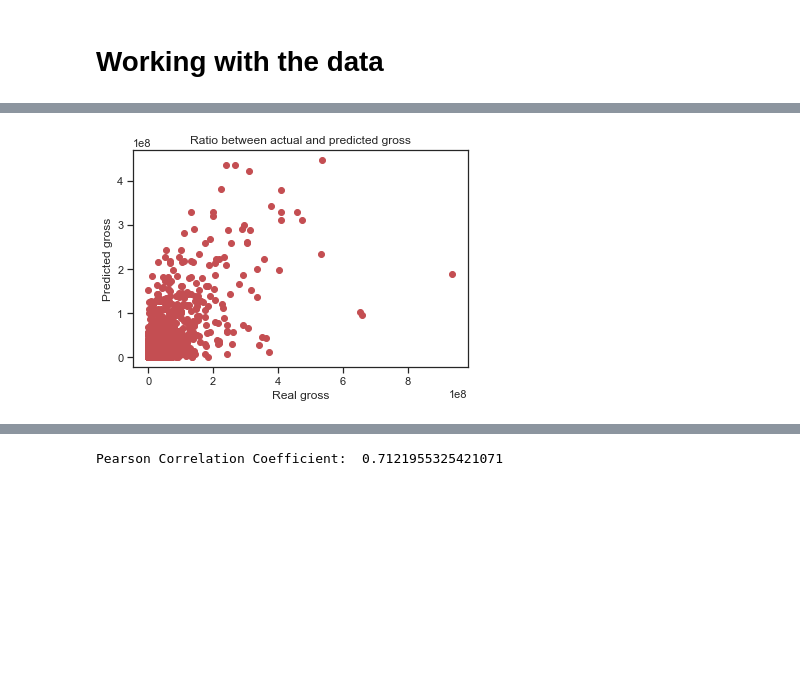
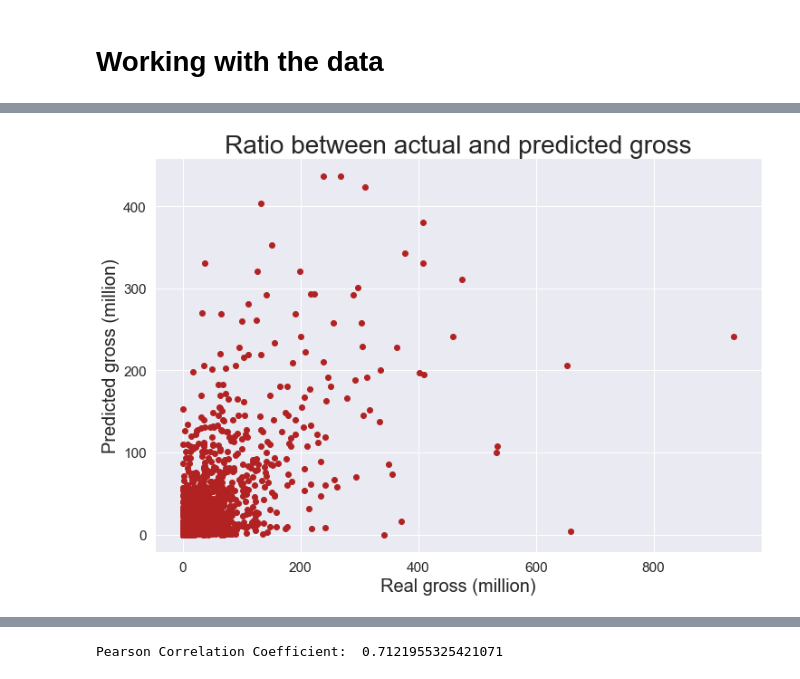
Before and after one commit to silverspitson/IDS2019_movies, a Jupyter notebook: Movies.ipynb, the cells around one changed output, grey strips where cells are left out. Saved outputs shown, nothing was run; the diff lists cells and outputs as text; code cells hidden in the pictures; blank space fills up the shorter version.

Commit message:
Making the poster

```diff
--- a/Movies.ipynb
+++ b/Movies.ipynb
@@ -382 +393,10 @@ accuracyResults
 1392 rows × 4 columns
+# %%
+#Making a heatmap of all correlations
+import seaborn as sns
+correlations = data.corr()
+plt.figure(figsize=(12, 10))
+sns.set(font_scale=1.4)
+sns.heatmap(correlations,annot=True)
+plt.yticks(rotation=0)
+plt.savefig("correlations.png")
@@ -382,0 +405,5 @@ accuracyResults
+# %%
+accuracyResults["realGross"] = accuracyResults["realGross"]/1000000
+accuracyResults["predictedGross"] = accuracyResults["predictedGross"]/1000000
+accuracyResults["difference"] = accuracyResults["difference"]/1000000
+accuracyResults
@@ -383,7 +429,9 @@ accuracyResults
 # %%
-plt.scatter(accuracyResults["realGross"],accuracyResults["predictedGross"],color="r")
-plt.xlabel("Real gross")
-plt.ylabel("Predicted gross")
-plt.title("Ratio between actual and predicted gross")
+plt.figure(figsize=(12, 8))
+plt.scatter(accuracyResults["realGross"],accuracyResults["predictedGross"],color="firebrick")
+plt.xlabel("Real gross (million)",fontsize=20)
+plt.ylabel("Predicted gross (million)",fontsize=20)
+plt.title("Ratio between actual and predicted gross",fontsize=28)
+plt.savefig("ratio.png")
 # %% [output]
-[figure, old version]
+[figure, new version]
```
Also changed, not shown: parts of 15 cells of this notebook, 5 other files.
